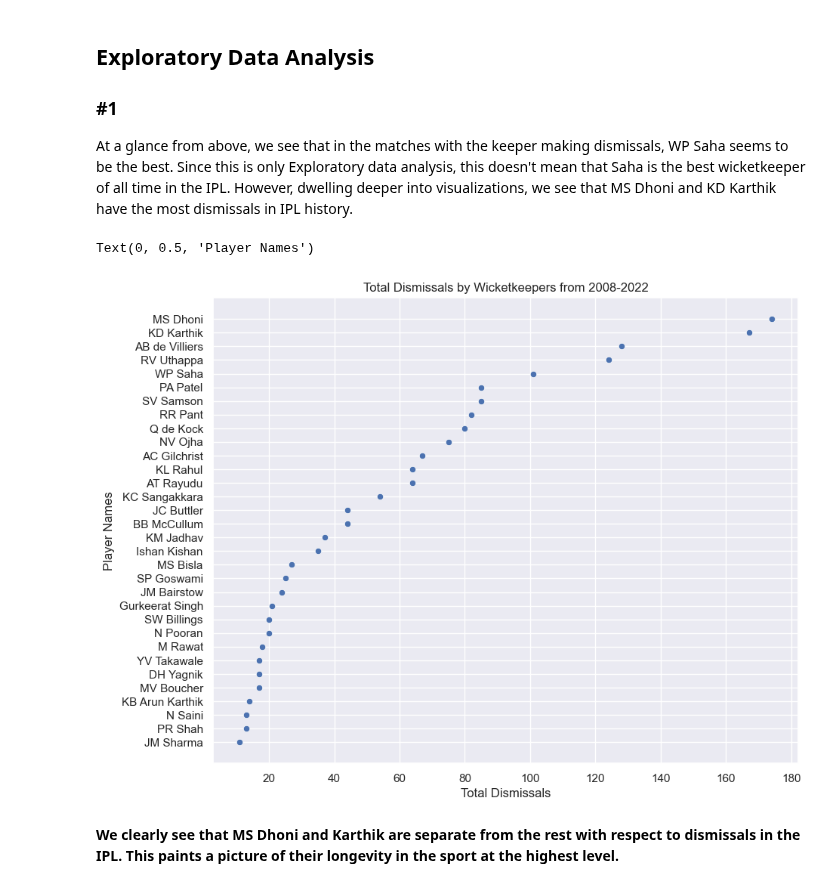
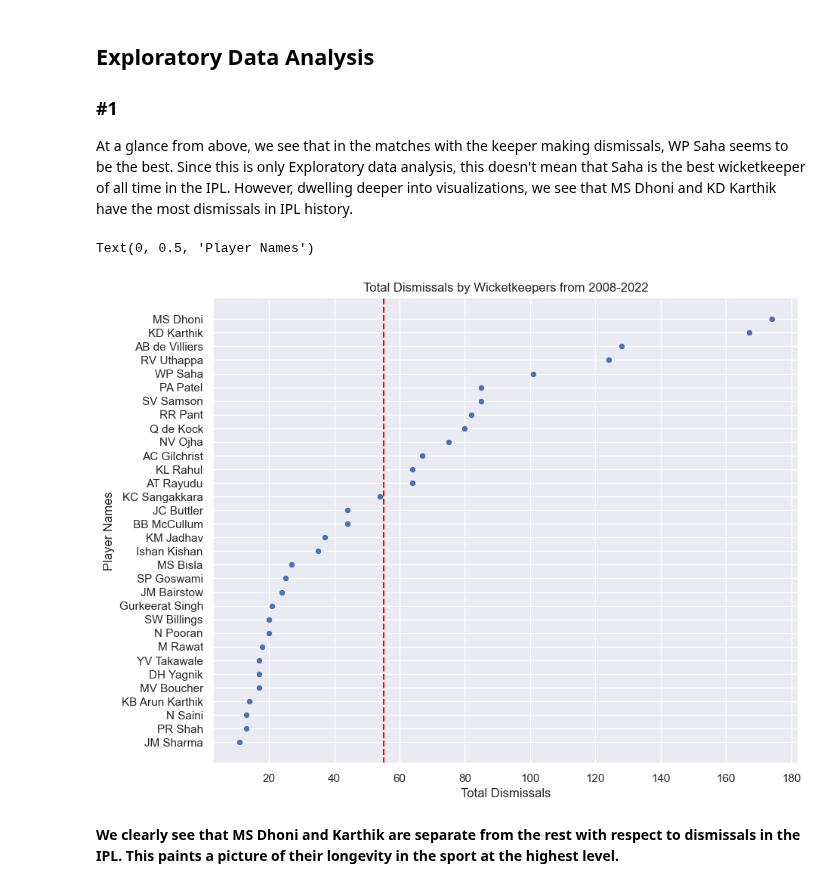
Before and after one commit to ubco-W2022T2-data301/project-group-group60, a Jupyter notebook: analysis/analysis3.ipynb, the cells around one changed output. Saved outputs shown, nothing was run; the diff lists cells and outputs as text; code cells hidden in the pictures.

```diff
--- a/analysis/analysis3.ipynb
+++ b/analysis/analysis3.ipynb
@@ -72,21 +72,24 @@ However, dwelling deeper into visualizations, we see that MS Dhoni and KD Karthi
 # %%
 import seaborn as sns
 import matplotlib.pyplot as plt
 fws = final_wicketkeeping_stats
 
 #GRAPHING TOTAL DISMISSALS BY ALL KEEPERS WITH MORE THAN 10 DISMISSALS
 fws = fws[fws['Dismissals']>10]
 fws=fws.sort_values('Dismissals', ascending=False)
 fig = plt.figure(figsize=(10, 8))
 sns.set_theme(style="darkgrid")
 sns.set(font_scale=1)
 sns.scatterplot(data=fws, x='Dismissals', y='fielders_involved')
+mean_x = fws['Dismissals'].mean()
+plt.axvline(mean_x, color='red', linestyle='--', label='Average')
+
 plt.title('Total Dismissals by Wicketkeepers from 2008-2022')
 plt.xlabel('Total Dismissals')
 plt.ylabel('Player Names')
 # %% [output]
 Text(0, 0.5, 'Player Names')
-[figure, old version]
+[figure, new version]
 # %% [markdown]
 **We clearly see that MS Dhoni and Karthik are separate from the rest with respect to dismissals in the IPL. This paints a picture of their longevity in the sport at the highest level.**
 # %% [markdown]
```
Also changed, not shown: parts of 6 cells of this notebook, 1 other file.
